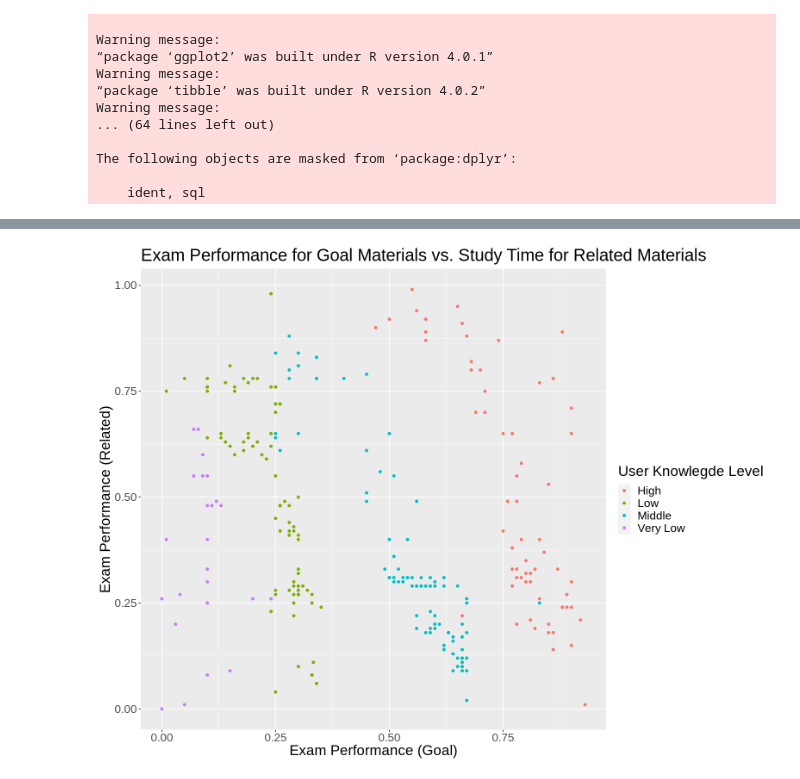
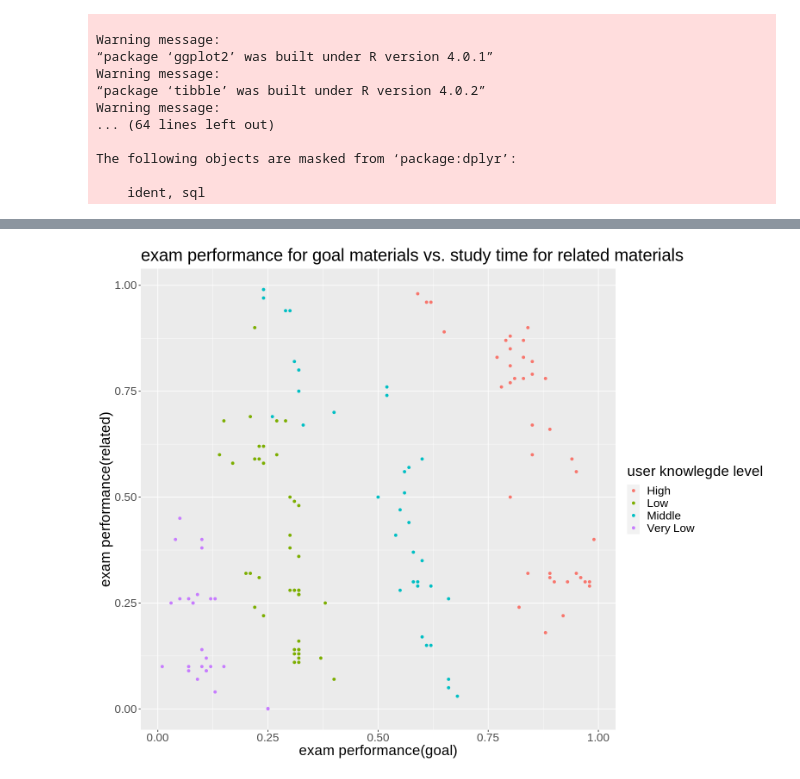
Before and after one commit to AmyChen354/Group-Project, a Jupyter notebook: project proposal.ipynb, the cells around one changed output, grey strips where cells are left out. Cells and saved outputs as stored; diff of their text form; code cells hidden in the pictures.

```diff
--- a/project proposal.ipynb
+++ b/project proposal.ipynb
@@ -112,14 +118,12 @@ Would more data collection into the related objects involved in exam performance
 # %%
-#Check if there is relationship between both types of exam performance and user knowledge
-
 options(repr.plot.width = 13, repr.plot.height = 10)
 
-plot <- ggplot(training_data_tidy, aes(x = goal_exam_performance, y = related_exam_performance, color = user_knowledge)) +
+plot <- ggplot(testing_data_tidy, aes(x = goal_exam_performance, y = related_exam_performance, color = user_knowledge)) +
     geom_point() +
-    labs(x = "Exam Performance (Goal)", y = "Exam Performance (Related)", color = "User Knowlegde Level") +
+    labs(x = "exam performance(goal)", y = "exam performance(related)", color = "user knowlegde level") +
     theme(text = element_text(size = 20)) +
-    ggtitle("Exam Performance for Goal Materials vs. Study Time for Related Materials")
+    ggtitle("exam performance for goal materials vs. study time for related materials")
 
 plot
 # %% [output]
-[figure, old version]
+[figure, new version]
```
Also changed, not shown: parts of 14 cells of this notebook.
